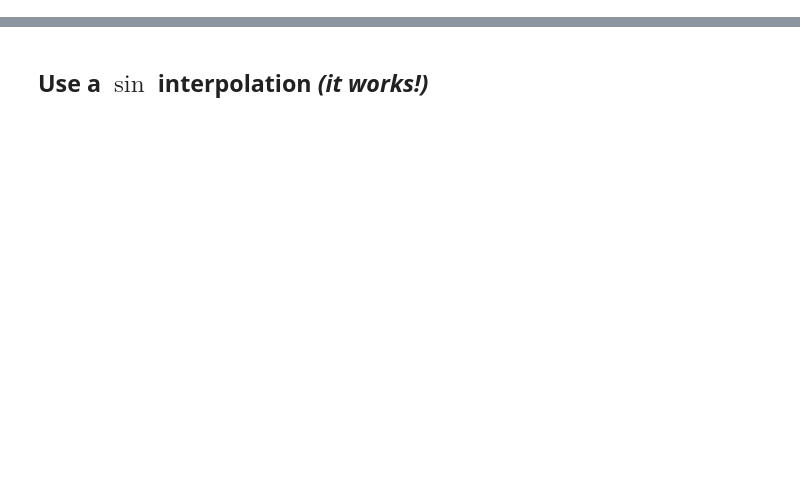
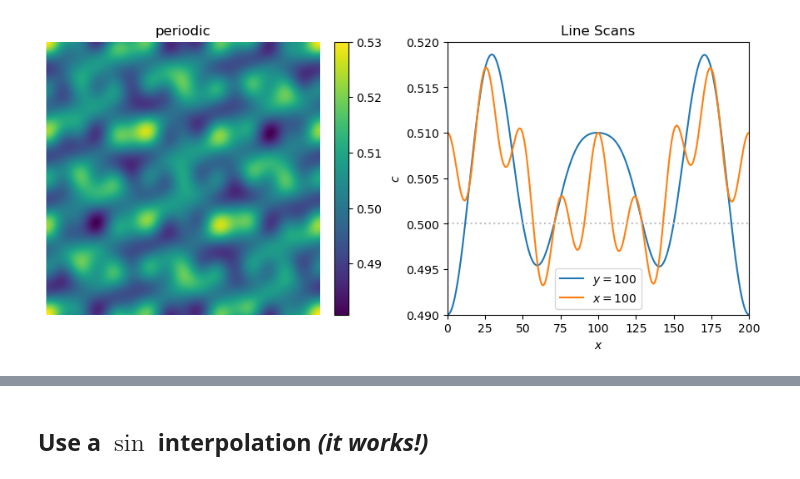
Before and after one commit to tkphd/pfhub-bm1-variations, a Jupyter notebook: bm1-variations.ipynb, the cells around one changed output, grey strips where cells are left out. Cells and saved outputs as stored; diff of their text form; code cells hidden in the pictures; blank space fills up the shorter version.

```diff
--- a/bm1-variations.ipynb
+++ b/bm1-variations.ipynb
@@ -108,0 +188,24 @@ peri_ic = ic(X, Y, Ap, Bp)
+# %%
+# periodic ic plot
+
+c_per = ic(X, Y, Ap, Bp)
+
+fig, axs = plt.subplots(1, 2, figsize=(9,4), sharex=False, sharey=False, constrained_layout=True)
+
+fig.colorbar(axs[0].imshow(c_per, interpolation=None, origin="lower"));
+axs[0].set_title("periodic")
+axs[0].set_axis_off();
+
+axs[1].plot(x, c_per[:,N//2], label="$y=100$")
+axs[1].plot(x, c_per[N//2,:], label="$x=100$")
+axs[1].plot([0, N], [0.5, 0.5], color="silver", linestyle="dotted")
+axs[1].set_title("Line Scans")
+axs[1].set_xlabel("$x$");
+axs[1].set_ylabel("$c$");
+axs[1].set_xlim([0, L]);
+axs[1].set_ylim([0.49, 0.52])
+axs[1].legend()
+
+plt.savefig("fig/pfhub_bm1_per.png", bbox_inches="tight")
+# %% [output]
+[figure, added]
```
Also changed, not shown: parts of 20 cells of this notebook, 7 other files.
